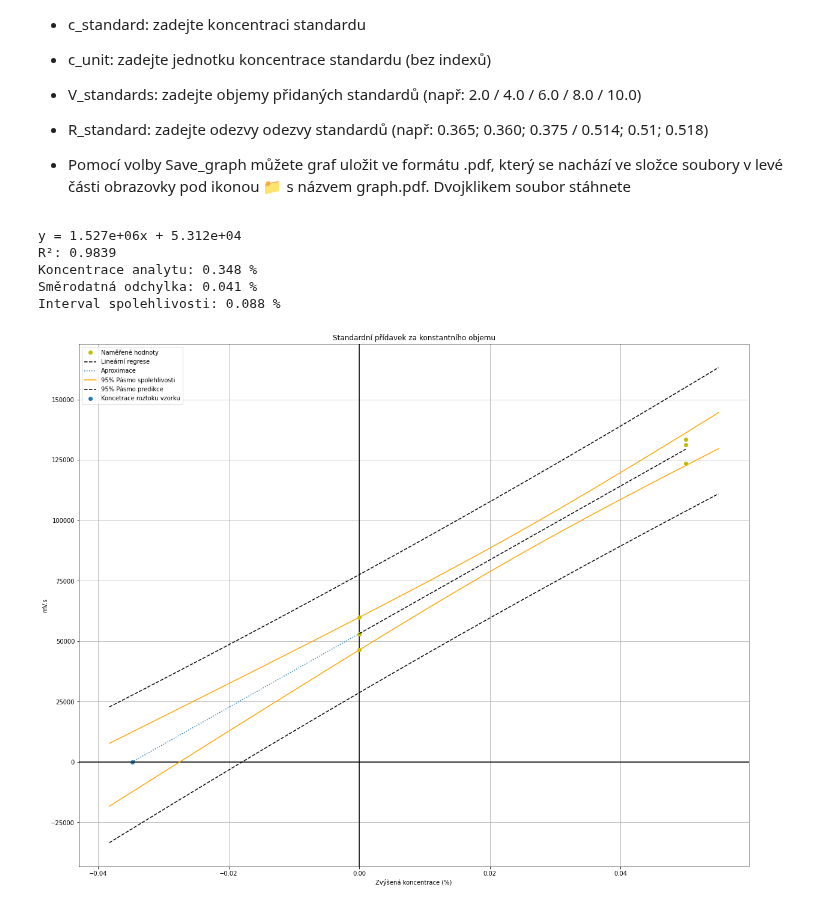
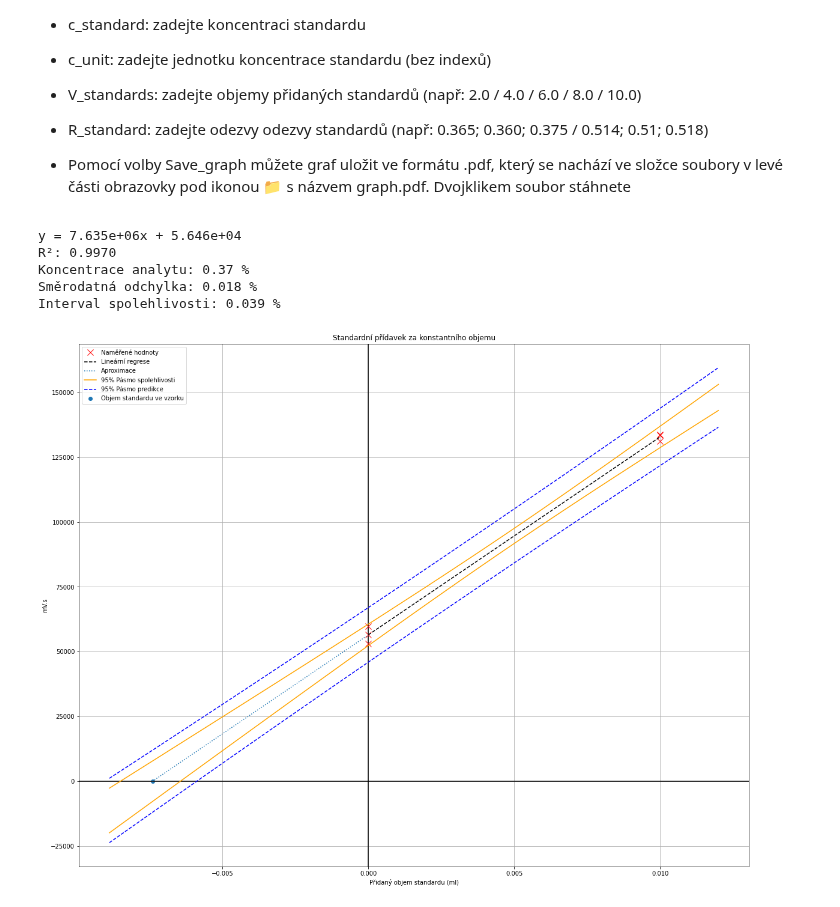
Before and after one commit to Xixaus/Nastroje, a Jupyter notebook: Standardni_pridavek.ipynb, the cells around one changed output. Drawn from its saved outputs; the diff is of its cells as text; code cells hidden in the pictures.

```diff
--- a/Standardni_pridavek.ipynb
+++ b/Standardni_pridavek.ipynb
@@ -28,14 +28,14 @@
 #@title Vstupní hodnoty { run: "auto", vertical-output: true }
 V_unit = 'ml' #@param {type:"string"}
 R_unit = "mV.s" #@param {type:"string"}
-X_axys_name = "Zvysena koncentrace" #@param ["Zvysena koncentrace", "Pridany objem standardu"]
+X_axys_name = "Pridany objem standardu" #@param ["Zvysena koncentrace", "Pridany objem standardu"]
 V_flask = 10#@param {type:"number"}
 V_sample =  1#@param {type:"number"}
-R_sample = "59831;46474;53063" #@param {type:"string"}
+R_sample = "59831;56474;53063" #@param {type:"string"}
 c_standard =  50#@param {type:"number"}
 c_unit = '%' #@param {type:"string"}
 V_standards = "0.01"#@param {type:"string"}
-R_standards = "131243,223;133514;123647"#@param {type:"string"}
+R_standards = "131243,2;133514;133647"#@param {type:"string"}
 Save_graph = False #@param {type:"boolean"}
 # %%
 #@title Graf s výsledkem
@@ -159,7 +159,7 @@ if R2 != 1:
 x.insert(0, -sample) #přidání koncentrace/objemu standardu ve vzorku
 y.insert(0, 0) #přidaní nulové hodnoty na začátek seznamu
 
-px = np.linspace((x[0]*1.1), x[-1]*1.1, 100) #Vygenerování bodů pro znázornění pásem
+px = np.linspace(x[0]*1.2, x[-1]*1.2, 100) #Vygenerování bodů pro znázornění pásem
 py = a*px+b
 nom = unp.nominal_values(py)
 std = unp.std_devs(py)
@@ -184,44 +184,47 @@ def predband(x, xd, yd, p, func, conf=0.95): #funkce pro výpočet bodů preddik
     return lpb, upb
 
 lpb, upb = predband(px, np.array(x), np.array(y), popt, f, conf=0.95) #vygenerování bodů predikčního pásma
+tinv = lambda p, df: abs(t.ppf(p/2, df))
 
 plt.grid() #nastavení parametrů grafu
 plt.axhline(y=0, color='k')
 plt.axvline(x=0, color='k')
 plt.xlabel(x_name)
 plt.ylabel(R_unit)
 plt.title(graph_name)
 plt.rcParams["figure.figsize"] = (20,16)
 
-plt.plot(x[1:], y[1:],"yo", label="Naměřené hodnoty") #vložení a nastavení hodnot v grafu
+
+
+plt.plot(x[1:], y[1:],"yo", marker = "x", c = "red", markersize = 10, label="Naměřené hodnoty") #vložení a nastavení hodnot v grafu
 plt.scatter(x[0], y[0], marker="o", label= sample_name)
 plt.plot(x[1:], poly1d_fn(x[1:]), '--k',label="Lineární regrese")
 plt.plot(x[:2], poly1d_fn(x[:2]), ls = ':', label="Aproximace")
 
-plt.plot(px, nom - 1.96 * std, c='orange', label='95% Pásmo spolehlivosti')
-plt.plot(px, nom + 1.96 * std, c='orange')
+plt.plot(px, nom - tinv(0.05, len(x)-3) * std, c='orange', label='95% Pásmo spolehlivosti')
+plt.plot(px, nom + tinv(0.05, len(x)-3) * std, c='orange')
 
-plt.plot(px, lpb, 'k--',label='95% Pásmo predikce')
-plt.plot(px, upb, 'k--')
+plt.plot(px, lpb, 'k--',c='blue', label='95% Pásmo predikce')
+plt.plot(px, upb, 'k--', c='blue')
 
 plt.legend(loc='best')
 
 print (f"y = {popt[0]:.3e}x + {popt[1]:.3e}")
 print (f"R\u00B2: {R2:.4f}")
 print (f"Koncentrace analytu: {final_sample:.3} {c_unit}")
 if R2 != 1: # v případě dokonalé korelace, nevypsání odchylky a intervalu spolehlivosti
   print (f"Směrodatná odchylka: {final_sample_st_dev:.2} {c_unit}")
   print (f"Interval spolehlivosti: {final_sample_con_int:.2} {c_unit}")
 
 if Save_graph is False:
   plt.show()
 
 else:
   plt.savefig("graph.pdf", bbox_inches="tight")
 # %% [output]
-y = 1.527e+06x + 5.312e+04
-R²: 0.9839
-Koncentrace analytu: 0.348 %
-Směrodatná odchylka: 0.041 %
-Interval spolehlivosti: 0.088 %
+y = 7.635e+06x + 5.646e+04
+R²: 0.9970
+Koncentrace analytu: 0.37 %
+Směrodatná odchylka: 0.018 %
+Interval spolehlivosti: 0.039 %
-[figure, old version]
+[figure, new version]
```
